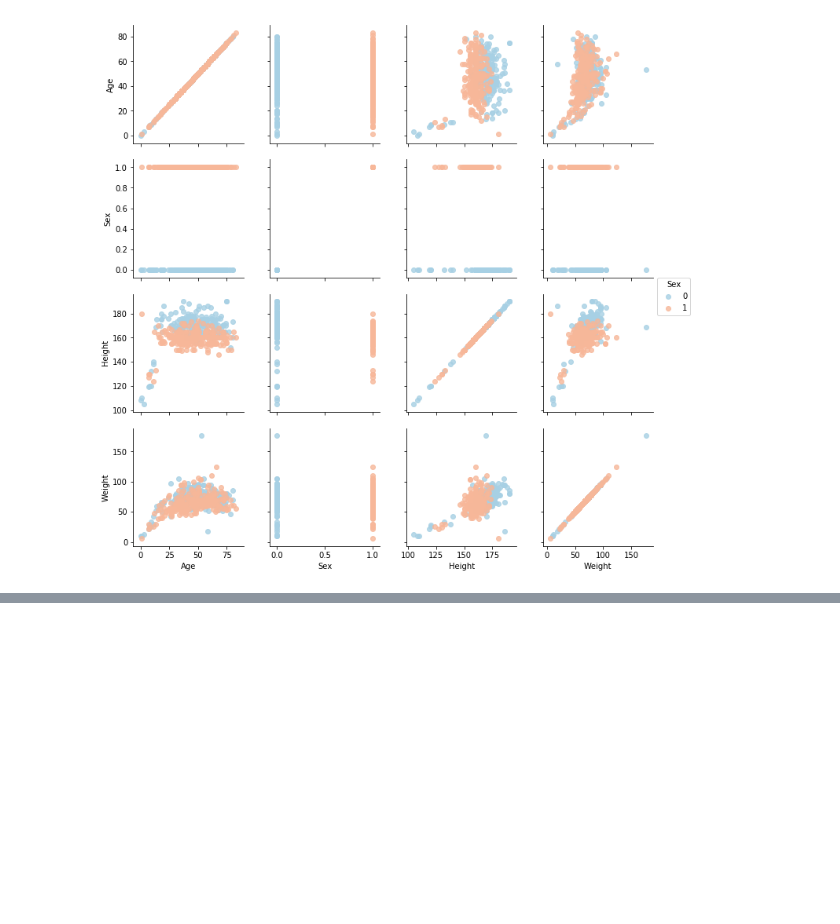
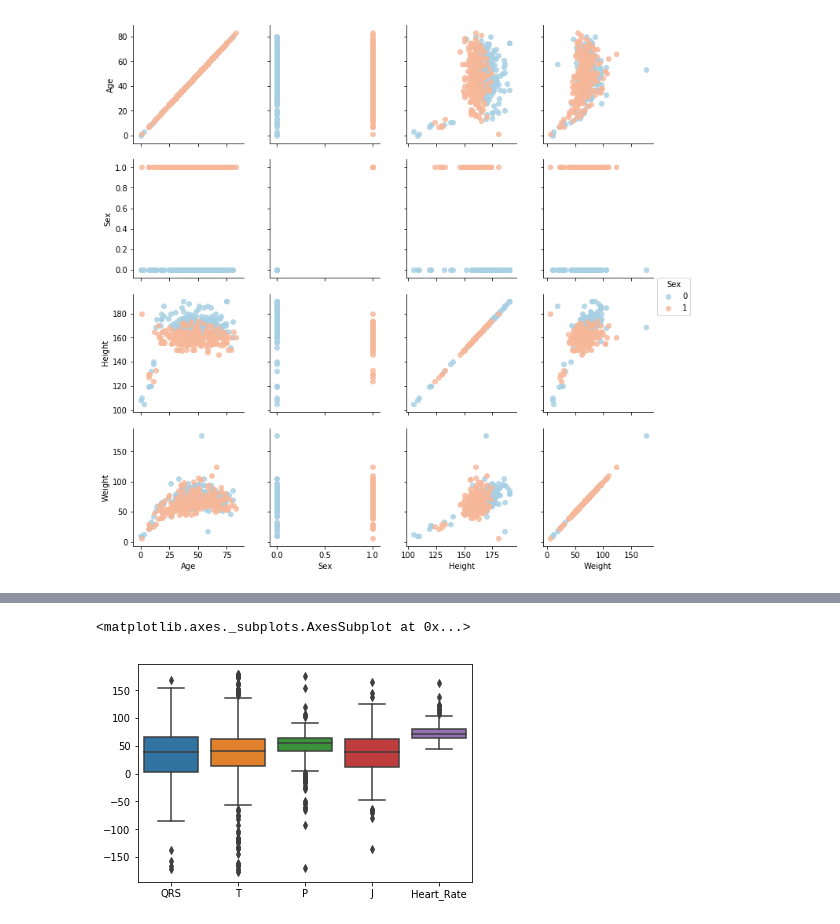
Before and after one commit to MuzafferEstelik/Projects, a Jupyter notebook: Capstone_Project_1_Muzaffer Estelik.ipynb, the cells around one changed output, grey strips where cells are left out. Drawn from its saved outputs; the diff is of its cells as text; code cells hidden in the pictures; blank space fills up the shorter version.

```diff
--- a/Capstone_Project_1_Muzaffer Estelik.ipynb
+++ b/Capstone_Project_1_Muzaffer Estelik.ipynb
@@ -214,0 +273,6 @@ g.add_legend()
+# %%
+sns.boxplot(data=data[["QRS","T","P","J","Heart_Rate"]])
+#sns.swarmplot(data=data[["QRS_Dur","P-R_Int","Q-T_Int","T_Int","P_Int"]])
+# %% [output]
+<matplotlib.axes._subplots.AxesSubplot at 0x...>
+[figure, added]
```
Also changed, not shown: parts of 34 cells of this notebook.
